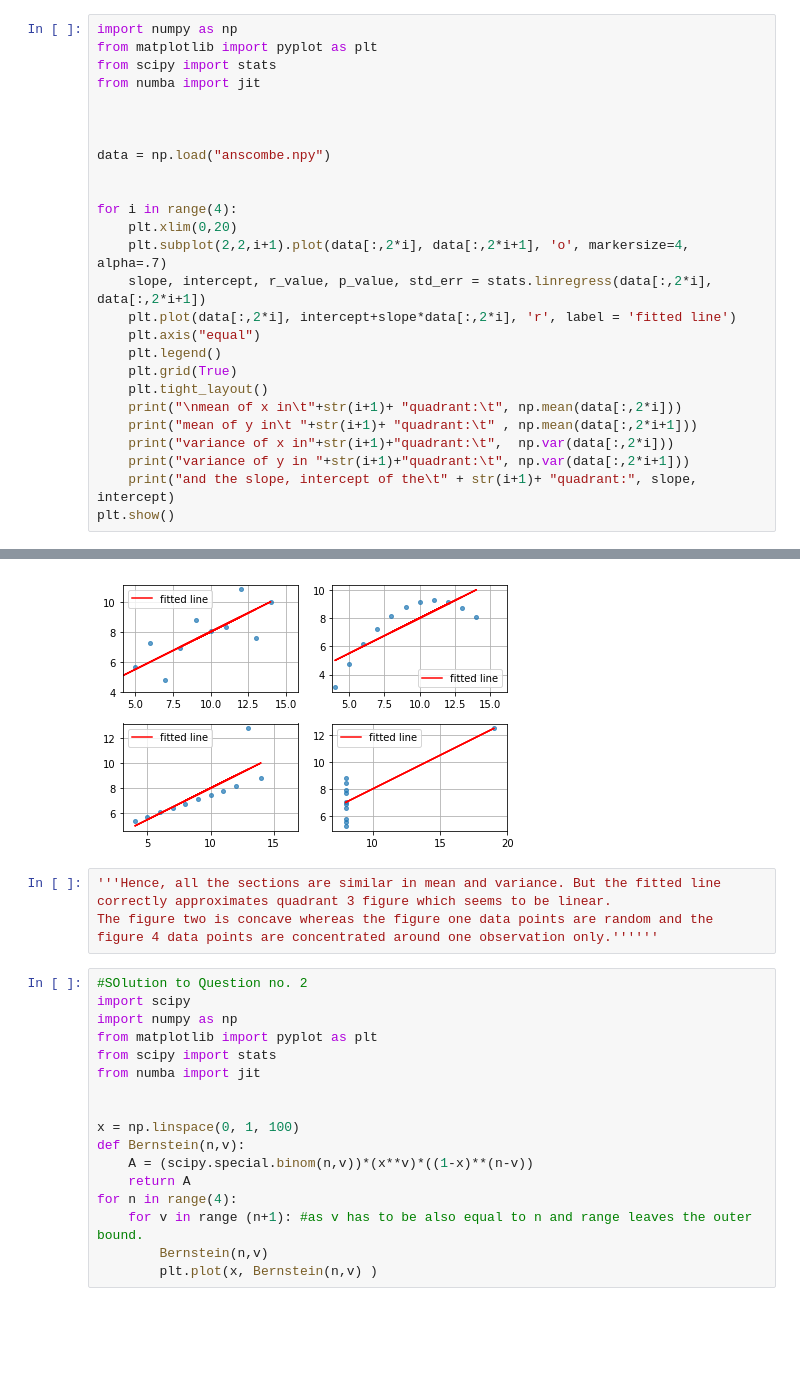
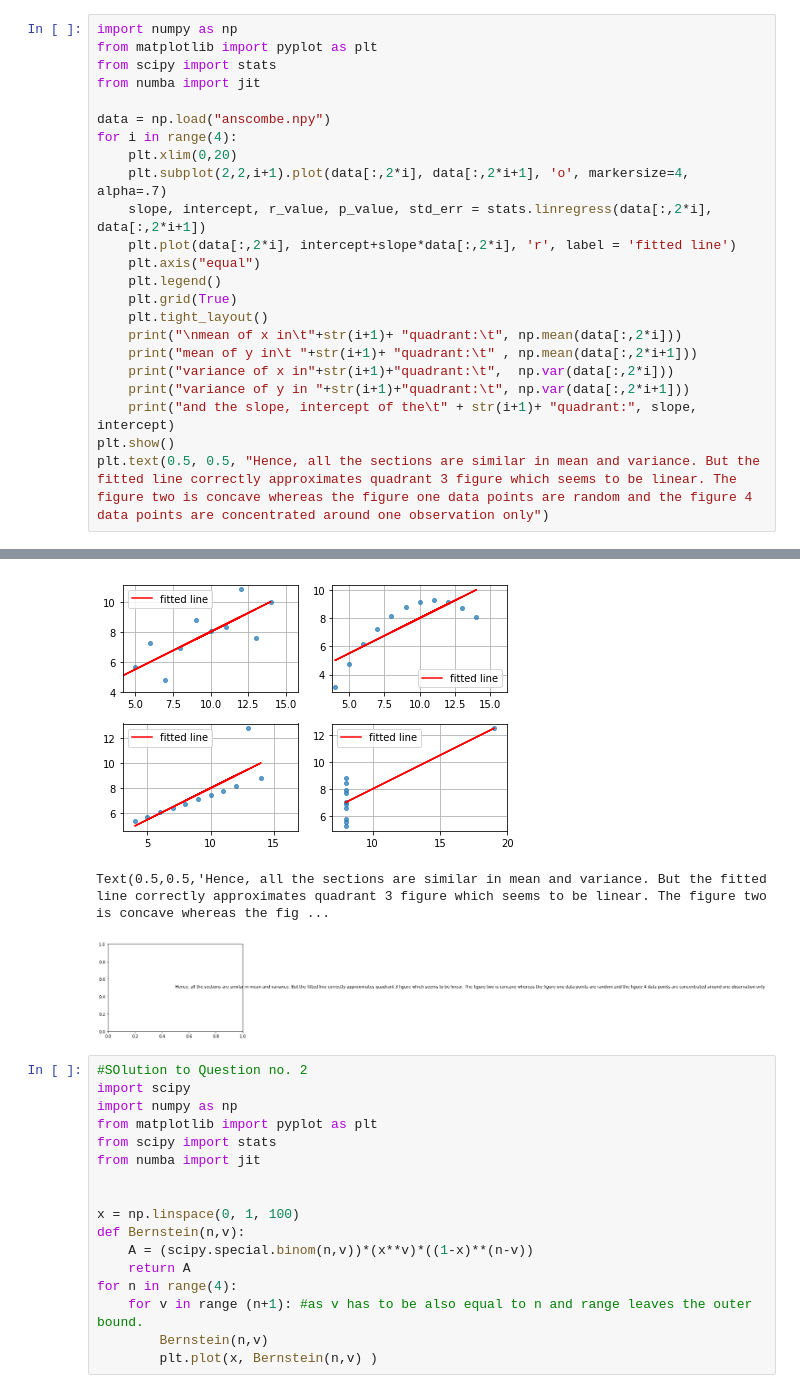
Before and after one commit to shekharkhetan/BootCamp2018, a Jupyter notebook: ProbSet2/Comp/data visualization.ipynb, the cells around one changed output, grey strips where cells are left out. Cells and saved outputs as stored; diff of their text form; blank space fills up the shorter version.

```diff
--- a/ProbSet2/Comp/data visualization.ipynb
+++ b/ProbSet2/Comp/data visualization.ipynb
@@ -4,11 +4,7 @@ from matplotlib import pyplot as plt
 from scipy import stats
 from numba import jit
 
-
-
 data = np.load("anscombe.npy")
-
-
 for i in range(4):
     plt.xlim(0,20)
     plt.subplot(2,2,i+1).plot(data[:,2*i], data[:,2*i+1], 'o', markersize=4, alpha=.7)
@@ -16,36 +12,36 @@ for i in range(4):
     plt.plot(data[:,2*i], intercept+slope*data[:,2*i], 'r', label = 'fitted line')
     plt.axis("equal")
     plt.legend()
     plt.grid(True)
     plt.tight_layout()
     print("\nmean of x in\t"+str(i+1)+ "quadrant:\t", np.mean(data[:,2*i]))
     print("mean of y in\t "+str(i+1)+ "quadrant:\t" , np.mean(data[:,2*i+1]))
     print("variance of x in"+str(i+1)+"quadrant:\t",  np.var(data[:,2*i]))
     print("variance of y in "+str(i+1)+"quadrant:\t", np.var(data[:,2*i+1]))
     print("and the slope, intercept of the\t" + str(i+1)+ "quadrant:", slope, intercept)
 plt.show()
+plt.text(0.5, 0.5, "Hence, all the sections are similar in mean and variance. But the fitted line correctly approximates quadrant 3 figure which seems to be linear. The figure two is concave whereas the figure one data points are random and the figure 4 data points are concentrated around one observation only")
 # %% [output]
 mean of x in    1quadrant:       9.0
 mean of y in     1quadrant:      7.500909090909093
 variance of x in1quadrant:       10.0
 variance of y in 1quadrant:      3.7520628099173554
 and the slope, intercept of the 1quadrant: 0.5000909090909091 3.0000909090909103
 
 mean of x in    2quadrant:       9.0
 mean of y in     2quadrant:      7.50090909090909
 variance of x in2quadrant:       10.0
 variance of y in 2quadrant:      3.752390082644628
 and the slope, intercept of the 2quadrant: 0.5000000000000001 3.000909090909089
 
 ... (7 lines left out)
 mean of y in     4quadrant:      7.500909090909091
 variance of x in4quadrant:       10.0
 variance of y in 4quadrant:      3.7484082644628103
 and the slope, intercept of the 4quadrant: 0.4999090909090909 3.0017272727272726
 [figure]
+Text(0.5,0.5,'Hence, all the sections are similar in mean and variance. But the fitted line correctly approximates quadrant 3 figure which seems to be linear. The figure two is concave whereas the fig ...
+[figure, added]
-# %%
-'''Hence, all the sections are similar in mean and variance. But the fitted line correctly approximates quadrant 3 figure which seems to be linear.
-The figure two is concave whereas the figure one data points are random and the figure 4 data points are concentrated around one observation only.''''''
 # %%
 #SOlution to Question no. 2
 import scipy
```
Also changed, not shown: parts of 1 cell of this notebook, 12 other files.
